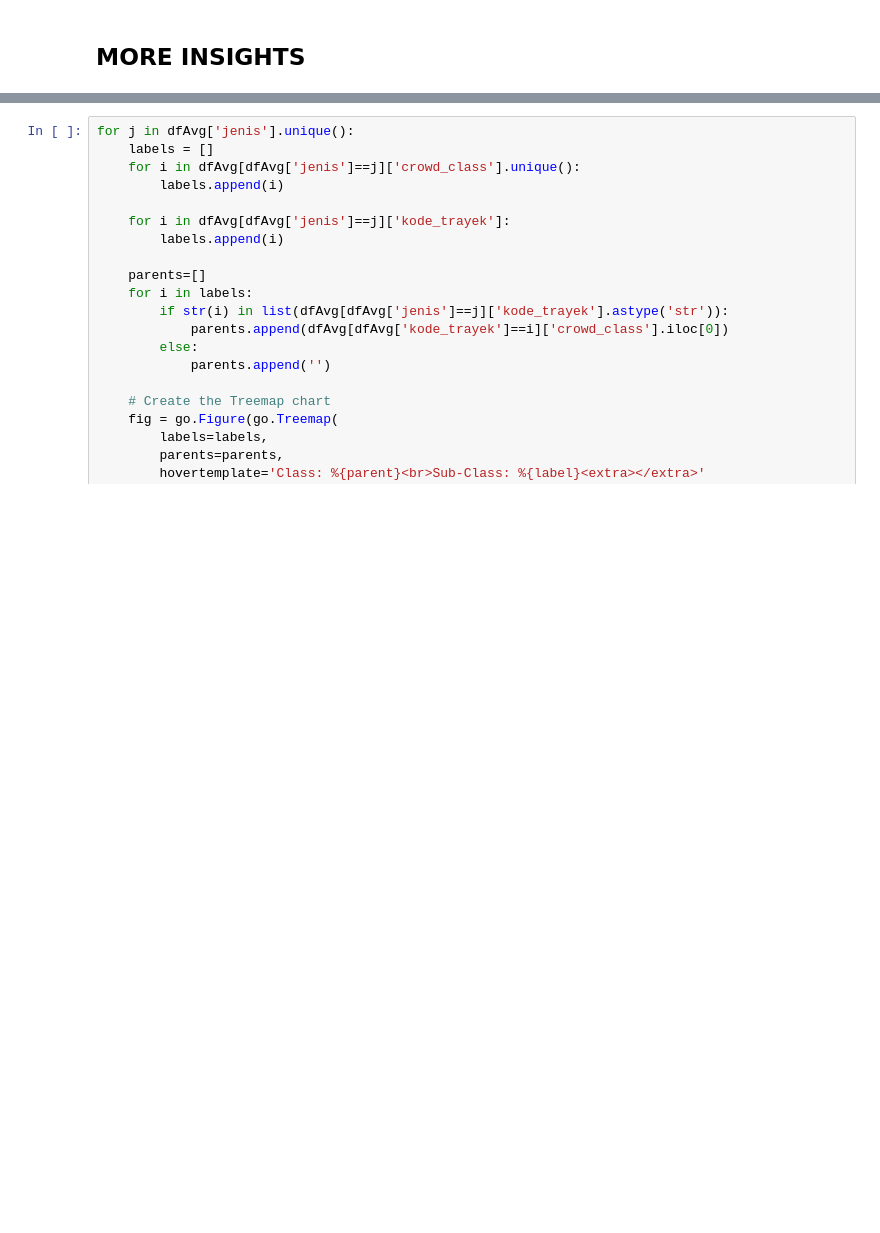
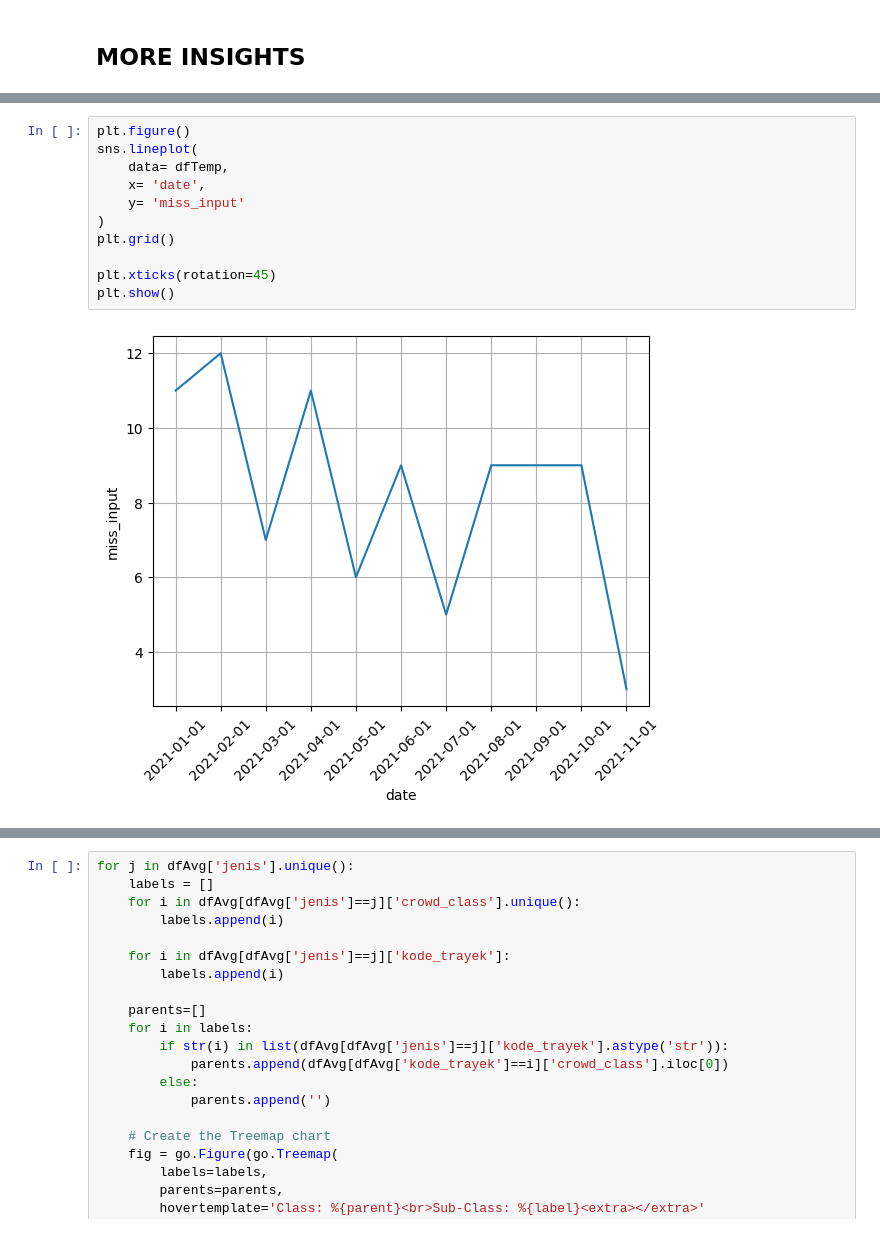
Before and after one commit to akbareza/DataScienceJourney, a Jupyter notebook: Modul 2/Capstone 2/TransJakartaPassengers2021Analysis.ipynb, the cells around one changed output, grey strips where cells are left out. Cells and saved outputs as stored; diff of their text form; blank space fills up the shorter version.

```diff
--- a/Modul 2/Capstone 2/TransJakartaPassengers2021Analysis.ipynb
+++ b/Modul 2/Capstone 2/TransJakartaPassengers2021Analysis.ipynb
@@ -427,3 +425,16 @@ Jumlah data Trayek tidak lengkap        : 13
+# %%
+plt.figure()
+sns.lineplot(
+    data= dfTemp,
+    x= 'date',
+    y= 'miss_input'
+)
+plt.grid()
+
+plt.xticks(rotation=45)
+plt.show()
+# %% [output]
+[figure, added]
 # %% [markdown]
 # KESIMPULAN DAN REKOMENDASI
 
```
Also changed, not shown: parts of 4 cells of this notebook, 8 other files.
